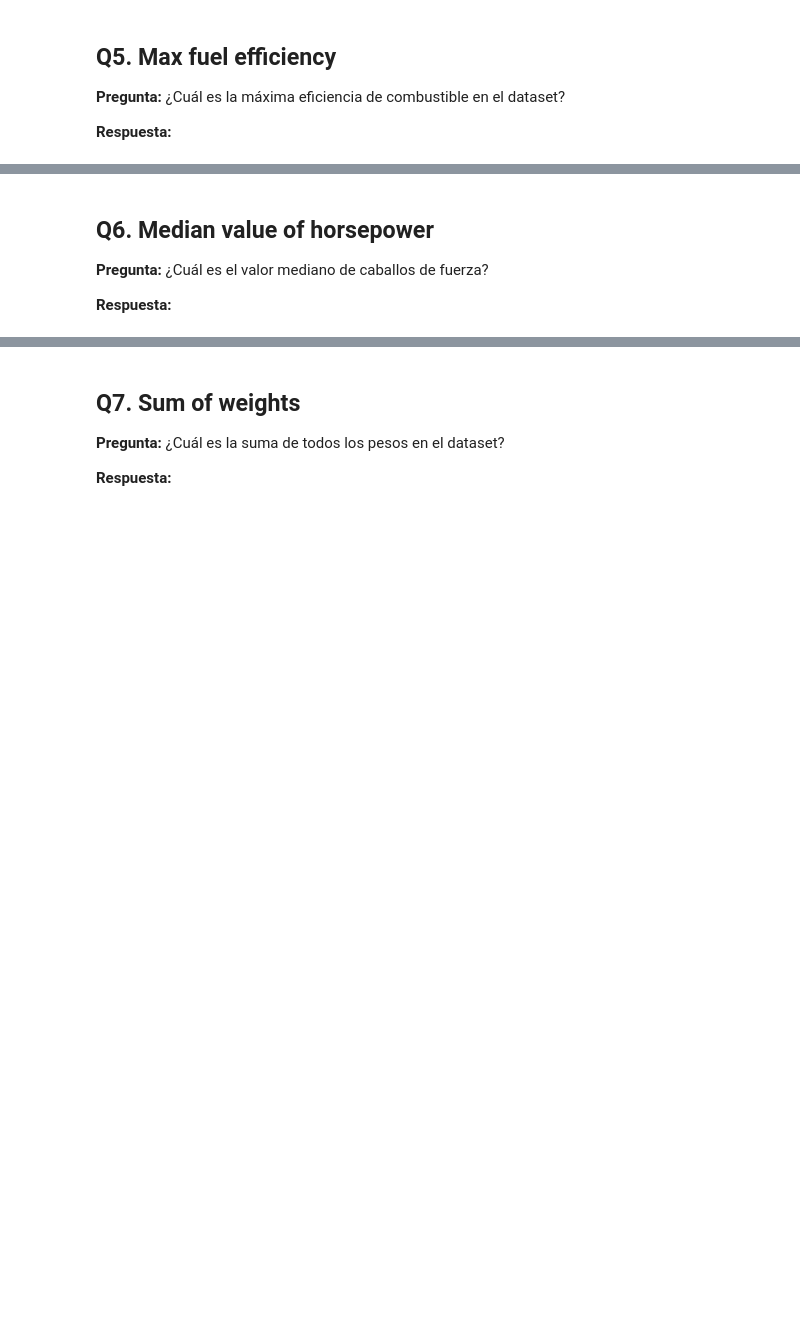
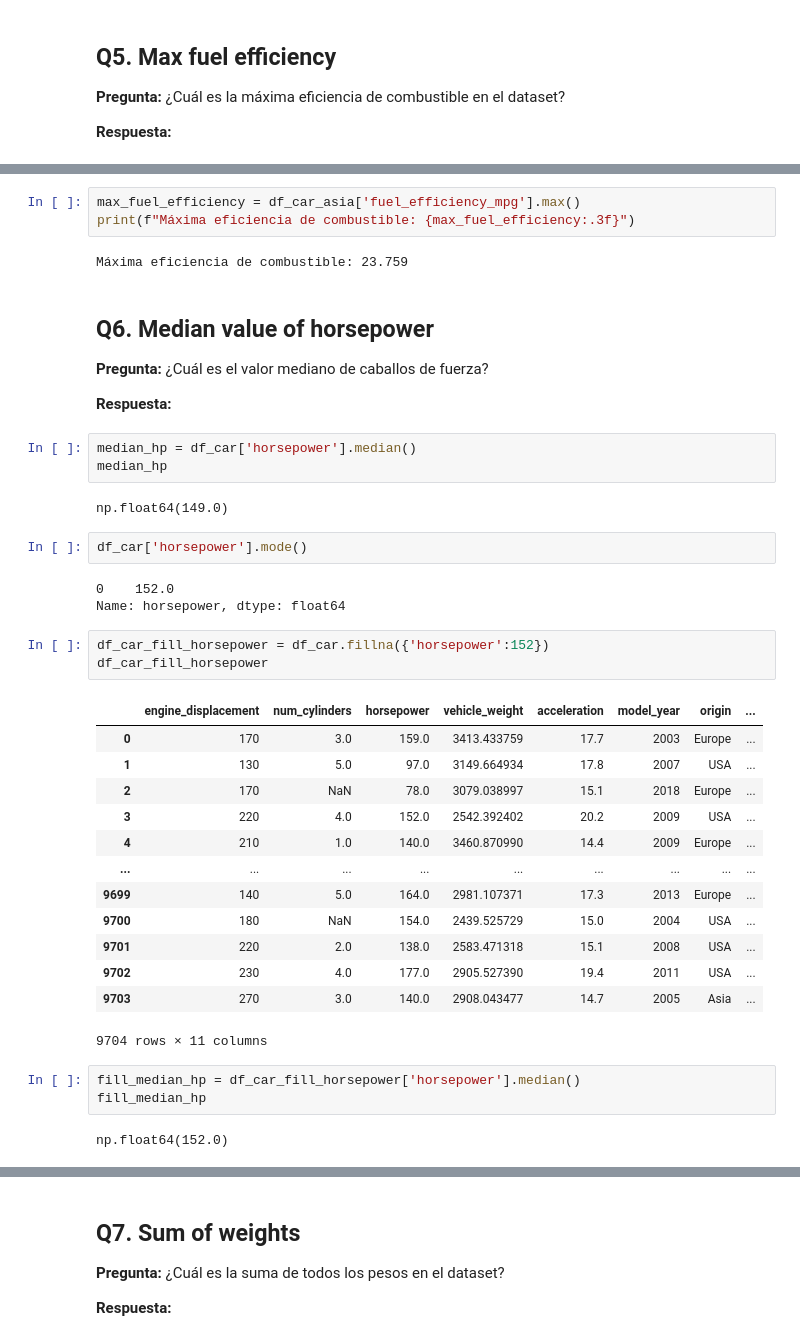
Before and after one commit to jesusoviedo/ml-zoomcamp-knowledge-base, a Jupyter notebook: homework1/notebook/solution.ipynb, the cells around one changed output, grey strips where cells are left out. Drawn from its saved outputs; the diff is of its cells as text; blank space fills up the shorter version.

```diff
--- a/homework1/notebook/solution.ipynb
+++ b/homework1/notebook/solution.ipynb
@@ -104,7 +199,44 @@ print(f"Máxima eficiencia de combustible: {max_efficiency}")
+# %%
+max_fuel_efficiency = df_car_asia['fuel_efficiency_mpg'].max()
+print(f"Máxima eficiencia de combustible: {max_fuel_efficiency:.3f}")
+# %% [output]
+Máxima eficiencia de combustible: 23.759
 # %% [markdown]
 ## Q6. Median value of horsepower
 
 **Pregunta:** ¿Cuál es el valor mediano de caballos de fuerza?
 
 **Respuesta:**
+# %%
+median_hp = df_car['horsepower'].median()
+median_hp
+# %% [output]
+np.float64(149.0)
+# %%
+df_car['horsepower'].mode()
+# %% [output]
+0    152.0
+Name: horsepower, dtype: float64
+# %%
+df_car_fill_horsepower = df_car.fillna({'horsepower':152})
+df_car_fill_horsepower
+# %% [output]
+|  | engine_displacement | num_cylinders | horsepower | vehicle_weight | acceleration | model_year | origin | ... |
+| 0 | 170 | 3.0 | 159.0 | 3413.433759 | 17.7 | 2003 | Europe | ... |
+| 1 | 130 | 5.0 | 97.0 | 3149.664934 | 17.8 | 2007 | USA | ... |
+| 2 | 170 | NaN | 78.0 | 3079.038997 | 15.1 | 2018 | Europe | ... |
+| 3 | 220 | 4.0 | 152.0 | 2542.392402 | 20.2 | 2009 | USA | ... |
+| 4 | 210 | 1.0 | 140.0 | 3460.870990 | 14.4 | 2009 | Europe | ... |
+| ... | ... | ... | ... | ... | ... | ... | ... | ... |
+| 9699 | 140 | 5.0 | 164.0 | 2981.107371 | 17.3 | 2013 | Europe | ... |
+| 9700 | 180 | NaN | 154.0 | 2439.525729 | 15.0 | 2004 | USA | ... |
+| 9701 | 220 | 2.0 | 138.0 | 2583.471318 | 15.1 | 2008 | USA | ... |
+| 9702 | 230 | 4.0 | 177.0 | 2905.527390 | 19.4 | 2011 | USA | ... |
+| 9703 | 270 | 3.0 | 140.0 | 2908.043477 | 14.7 | 2005 | Asia | ... |
+9704 rows × 11 columns
+# %%
+fill_median_hp = df_car_fill_horsepower['horsepower'].median()
+fill_median_hp
+# %% [output]
+np.float64(152.0)
 # %%
```
Also changed, not shown: parts of 27 cells of this notebook, 1 other file.
